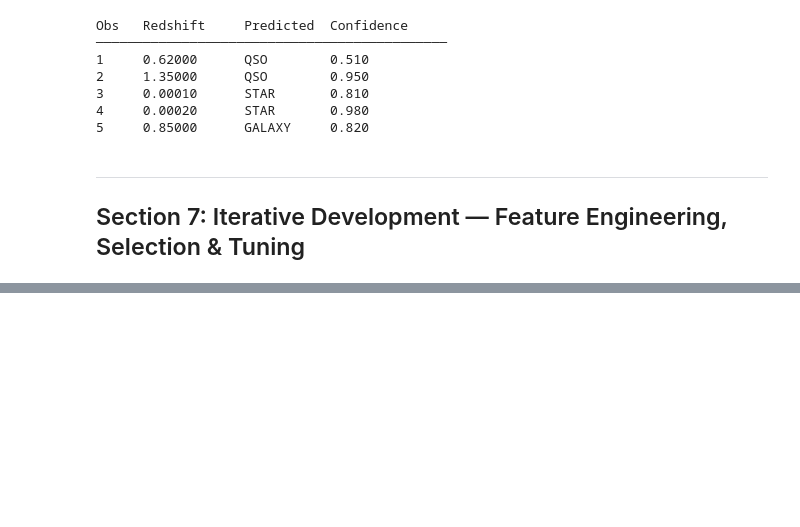
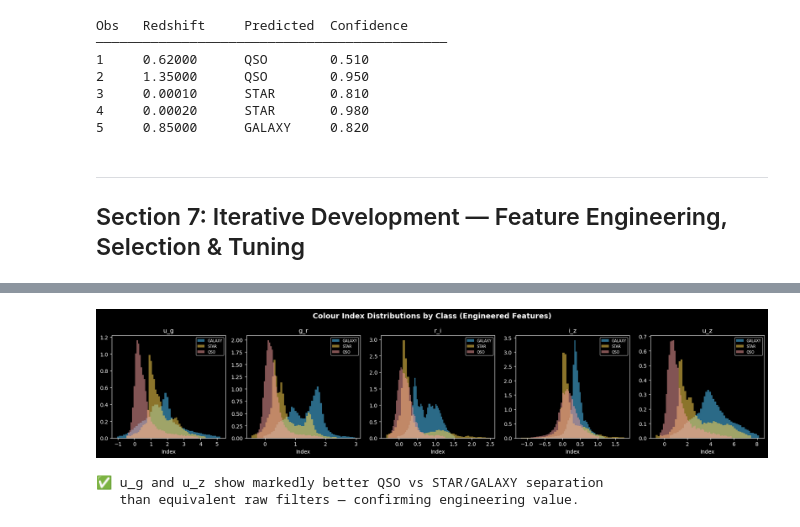
Before and after one commit to CyphenRozulus/streamlit_app_project, a Jupyter notebook: MLDP Program Codes Submission.ipynb, the cells around one changed output, grey strips where cells are left out. Cells and saved outputs as stored; diff of their text form; code cells hidden in the pictures; blank space fills up the shorter version.

Commit message:
Completed Section 7

```diff
--- a/MLDP Program Codes Submission.ipynb
+++ b/MLDP Program Codes Submission.ipynb
@@ -801,0 +863,22 @@ Obs   Redshift     Predicted  Confidence
+# %%
+# ─────────────────────────────────────────────────────────────────────────────
+# SECTION 7b — Visualise Colour Index Distributions
+# Do engineered features show better separation than raw filters?
+# ─────────────────────────────────────────────────────────────────────────────
+fig, axes = plt.subplots(1, 5, figsize=(18, 4))
+fig.suptitle('Colour Index Distributions by Class (Engineered Features)', fontsize=14, fontweight='bold')
+for ax, feat in zip(axes, ['u_g', 'g_r', 'r_i', 'i_z', 'u_z']):
+    for cls, color in PALETTE.items():
+        sub = df_fe[df_fe['class'] == cls][feat]
+        sub = sub[(sub > sub.quantile(0.01)) & (sub < sub.quantile(0.99))]
+        ax.hist(sub, bins=50, alpha=0.55, label=cls, color=color, density=True)
+    ax.set_title(feat); ax.set_xlabel('Index'); ax.legend(fontsize=7)
+plt.tight_layout()
+plt.savefig('eda_colour_indices.png', dpi=150, bbox_inches='tight')
+plt.show()
+print('✅ u_g and u_z show markedly better QSO vs STAR/GALAXY separation')
+print('   than equivalent raw filters — confirming engineering value.')
+# %% [output]
+[figure, added]
+✅ u_g and u_z show markedly better QSO vs STAR/GALAXY separation
+   than equivalent raw filters — confirming engineering value.
```
Also changed, not shown: parts of 8 cells of this notebook, 6 other files.
